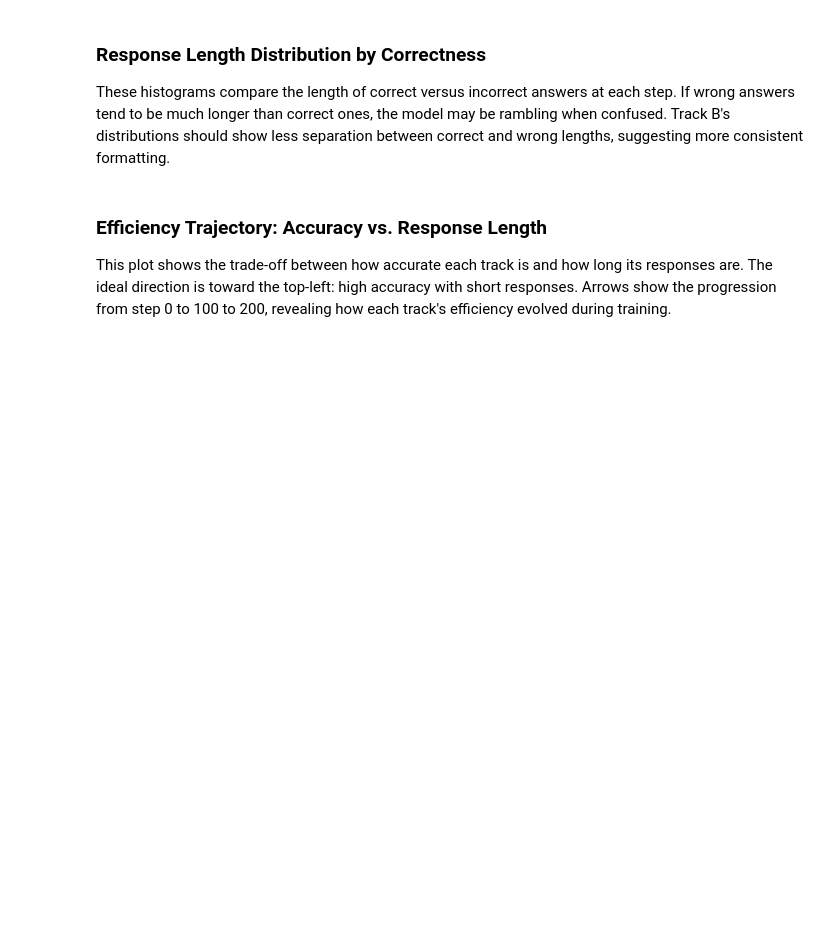
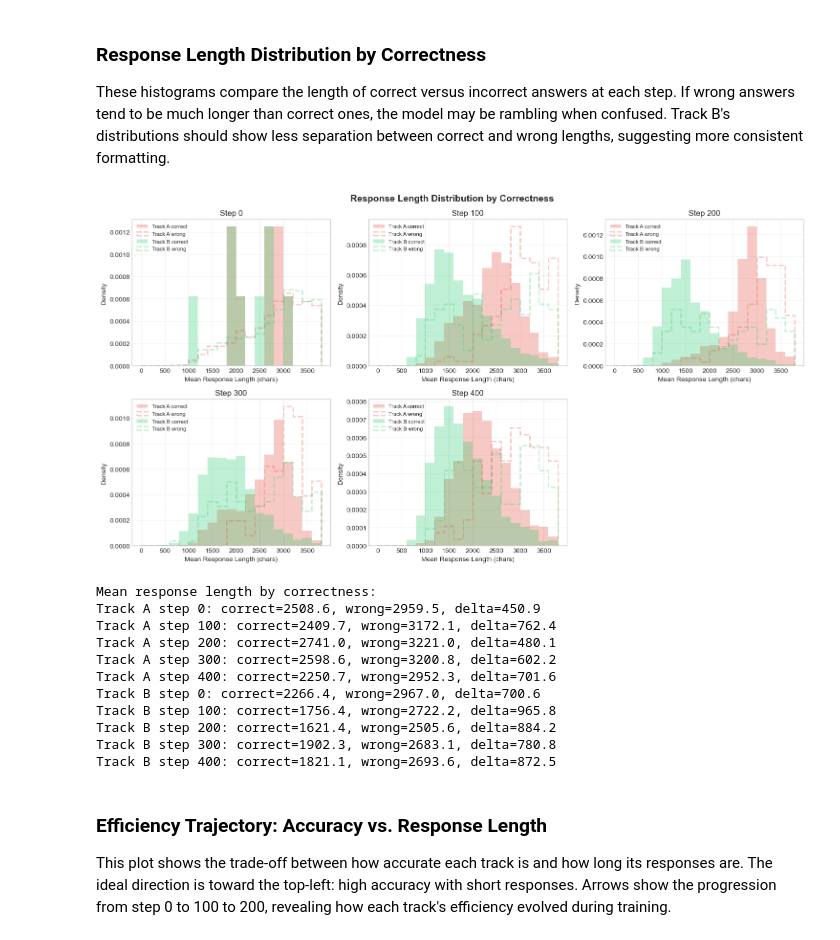
Before and after one commit to cfw20/cs224r-project-e3, a Jupyter notebook: notebooks/rlad_analysis_complete_run.ipynb, the cells around one changed output. Drawn from its saved outputs; the diff is of its cells as text; code cells hidden in the pictures; blank space fills up the shorter version.

```diff
--- a/notebooks/rlad_analysis_complete_run.ipynb
+++ b/notebooks/rlad_analysis_complete_run.ipynb
@@ -1429,37 +1190,56 @@ print(adoption.to_string(index=False))
 
 These histograms compare the length of correct versus incorrect answers at each step. If wrong answers tend to be much longer than correct ones, the model may be rambling when confused. Track B's distributions should show less separation between correct and wrong lengths, suggesting more consistent formatting.
 # %%
-fig, axes = plt.subplots(1, 5, figsize=(25, 4))
+fig, axes = plt.subplots(2, 3, figsize=(15, 8))
 
-for col_idx, step in enumerate([0, 100, 200, 300, 400]):
-    ax = axes[col_idx]
+steps = [0, 100, 200, 300, 400]
+for i, step in enumerate(steps):
+    row = i // 3
+    col = i % 3
+    ax = axes[row][col]
     for track, color in [("A", "#e74c3c"), ("B", "#2ecc71")]:
         subset = df_questions[(df_questions["track"] == track) & (df_questions["step"] == step)]
         correct = subset[subset["is_correct"]]["response_length_mean"]
         wrong = subset[~subset["is_correct"]]["response_length_mean"]
 
         bins = range(0, 4000, 200)
         ax.hist(correct, bins=bins, alpha=0.3, color=color, label=f"Track {track} correct", density=True)
         ax.hist(wrong, bins=bins, alpha=0.3, color=color, linestyle="--", label=f"Track {track} wrong", density=True, histtype="step", linewidth=2)
     ax.set_xlabel("Mean Response Length (chars)")
     ax.set_ylabel("Density")
     ax.set_title(f"Step {step}")
     ax.legend(fontsize=8)
     ax.grid(True, alpha=0.3)
 
+# Hide the empty 6th subplot
+axes[1][2].axis('off')
+
 plt.suptitle("Response Length Distribution by Correctness", fontsize=14, fontweight="bold")
 plt.tight_layout()
 plt.savefig("length_distribution_by_correctness.png", dpi=150, bbox_inches="tight")
 plt.show()
 
 # Print means
 print("\nMean response length by correctness:")
 for track in ["A", "B"]:
     for step in [0, 100, 200, 300, 400]:
         subset = df_questions[(df_questions["track"] == track) & (df_questions["step"] == step)]
         c_mean = subset[subset["is_correct"]]["response_length_mean"].mean()
         w_mean = subset[~subset["is_correct"]]["response_length_mean"].mean()
         print(f"Track {track} step {step}: correct={c_mean:.1f}, wrong={w_mean:.1f}, delta={w_mean-c_mean:.1f}")
+# %% [output]
+[figure, added]
+Mean response length by correctness:
+Track A step 0: correct=2508.6, wrong=2959.5, delta=450.9
+Track A step 100: correct=2409.7, wrong=3172.1, delta=762.4
+Track A step 200: correct=2741.0, wrong=3221.0, delta=480.1
+Track A step 300: correct=2598.6, wrong=3200.8, delta=602.2
+Track A step 400: correct=2250.7, wrong=2952.3, delta=701.6
+Track B step 0: correct=2266.4, wrong=2967.0, delta=700.6
+Track B step 100: correct=1756.4, wrong=2722.2, delta=965.8
+Track B step 200: correct=1621.4, wrong=2505.6, delta=884.2
+Track B step 300: correct=1902.3, wrong=2683.1, delta=780.8
+Track B step 400: correct=1821.1, wrong=2693.6, delta=872.5
 # %% [markdown]
 ### Efficiency Trajectory: Accuracy vs. Response Length
 
```
Also changed, not shown: parts of 17 cells of this notebook.
